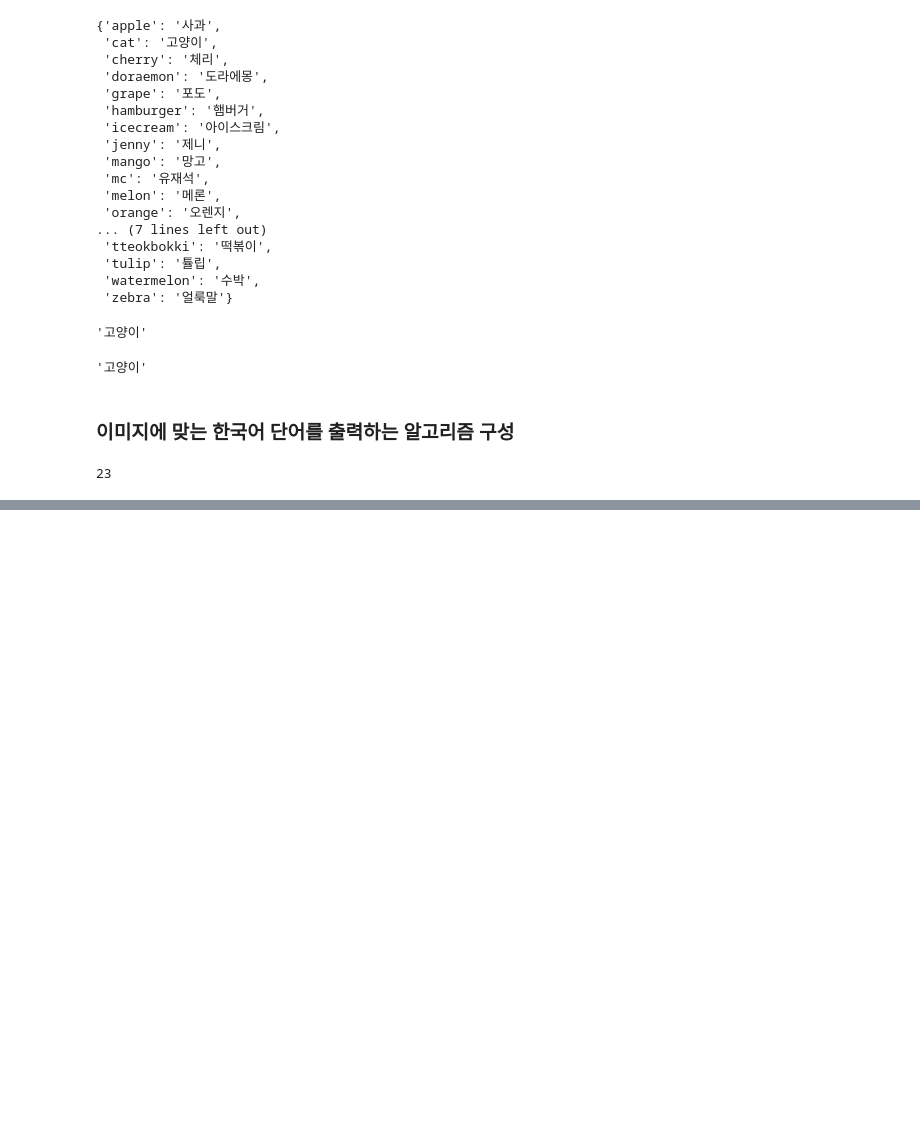
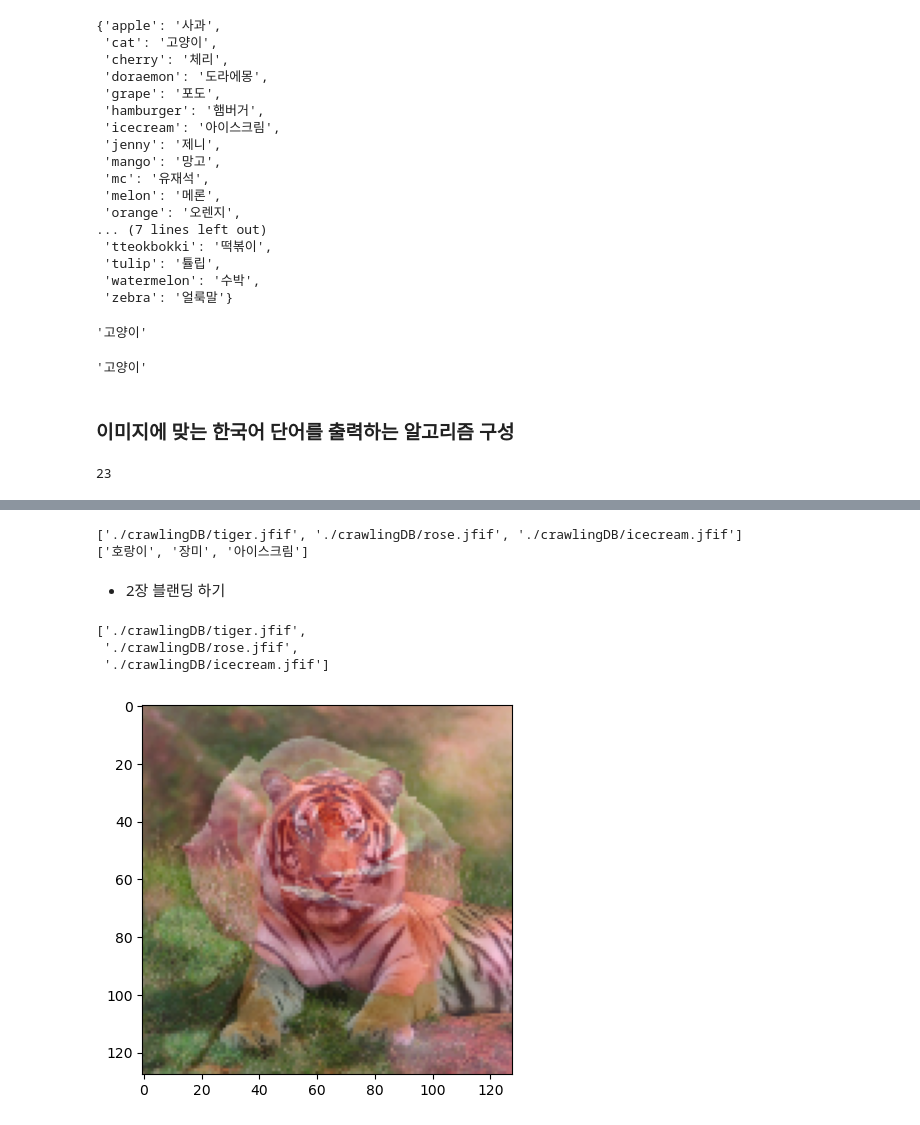
Before and after one commit to copy-del/my-repo, a Jupyter notebook: Open Cv/ex02_이미지 블렌딩 게임제작.ipynb, the cells around one changed output, grey strips where cells are left out. Saved outputs shown, nothing was run; the diff lists cells and outputs as text; code cells hidden in the pictures; blank space fills up the shorter version.

```diff
--- a/Open Cv/ex02_이미지 블렌딩 게임제작.ipynb
+++ b/Open Cv/ex02_이미지 블렌딩 게임제작.ipynb
@@ -165,0 +166,49 @@ array([ 3, 15, 16])
+# %%
+# 랜덤으로 이미지 2~3개를 가져오는 알고리즘
+
+ext_img = [] # 이미지의 경로
+ext_name = [] # 이미지의 한글이름
+random_int = np.random.randint(0,len(img_fd), size=3)
+for i in random_int: # size = 3 : 3번 반복
+    img_path = f'./crawlingDB/{img_fd[i]}'
+    img = cv2.imread(img_path)
+    img = cv2.cvtColor(img, cv2.COLOR_BGR2RGB)
+    #plt.imshow(img)
+    #plt.show()
+
+    en_name = img_fd[i].split('.')[0] # 이름 분리
+    kor_name = name_dict[en_name] # 한국어 이름 key값으로 가져오기
+    ext_img.append(img_path) # 이미지 경로 담기
+    ext_name.append(kor_name) # 한국어 이름 담기
+print(ext_img)
+print(ext_name)
+# %% [output]
+['./crawlingDB/tiger.jfif', './crawlingDB/rose.jfif', './crawlingDB/icecream.jfif']
+['호랑이', '장미', '아이스크림']
+# %% [markdown]
+- 2장 블랜딩 하기
+# %%
+ext_img
+# %% [output]
+['./crawlingDB/tiger.jfif',
+ './crawlingDB/rose.jfif',
+ './crawlingDB/icecream.jfif']
+# %%
+img1 = cv2.imread(ext_img[0])
+img2 = cv2.imread(ext_img[1])
+
+img1 = cv2.cvtColor(img1, cv2.COLOR_BGR2RGB)
+img2 = cv2.cvtColor(img2, cv2.COLOR_BGR2RGB)
+
+# 이미지 크기 동일하게 맞추기
+img1 = cv2.resize(img1, dsize=(128,128))
+img2 = cv2.resize(img2, dsize=(128,128))
+
+# 블랜딩
+img_add = cv2.addWeighted(img1, 0.5, img2, 0.5, 0)
+
+# 출력
+plt.imshow(img_add)
+plt.show()
+# %% [output]
+[figure, added]
```
Also changed, not shown: parts of 12 cells of this notebook, 13 other files.
